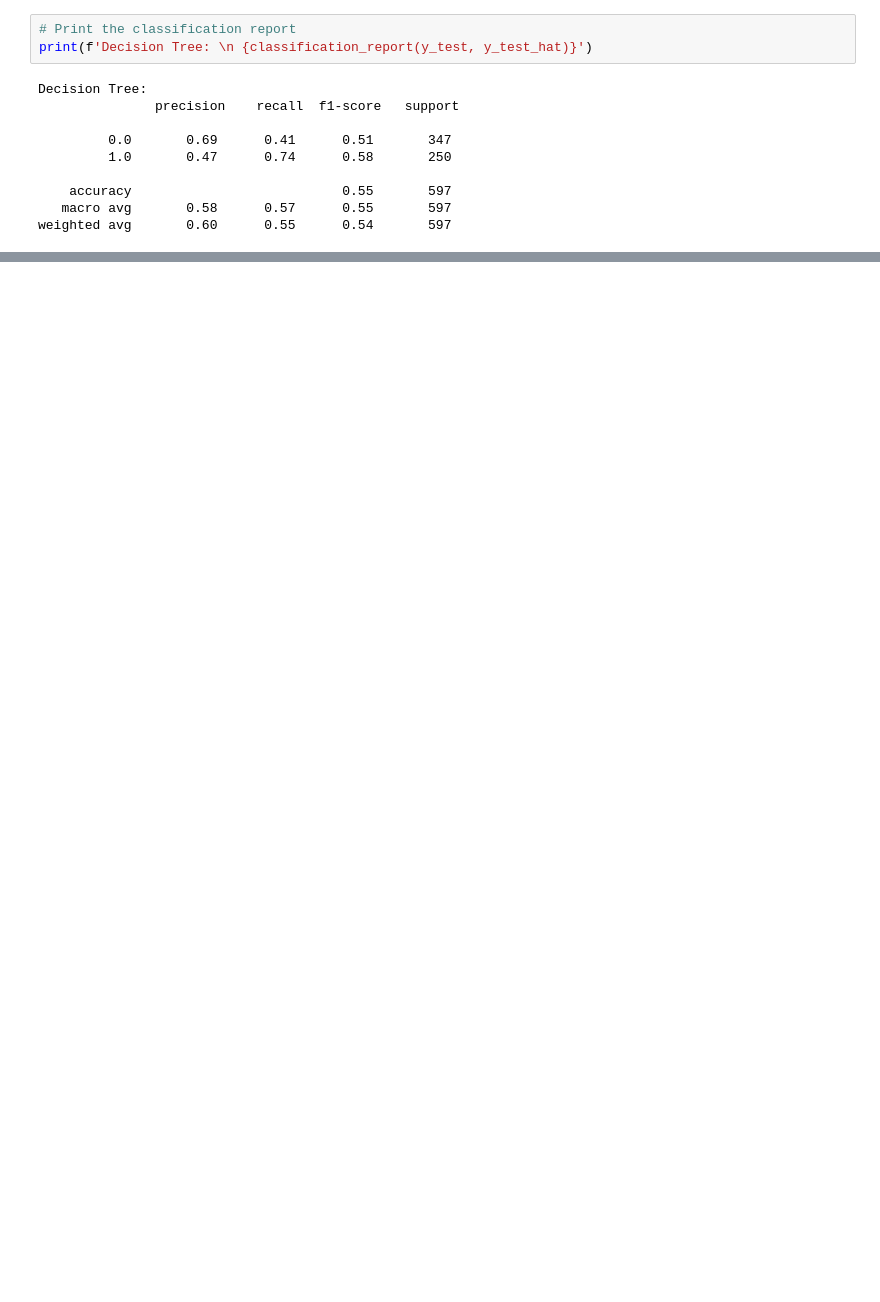
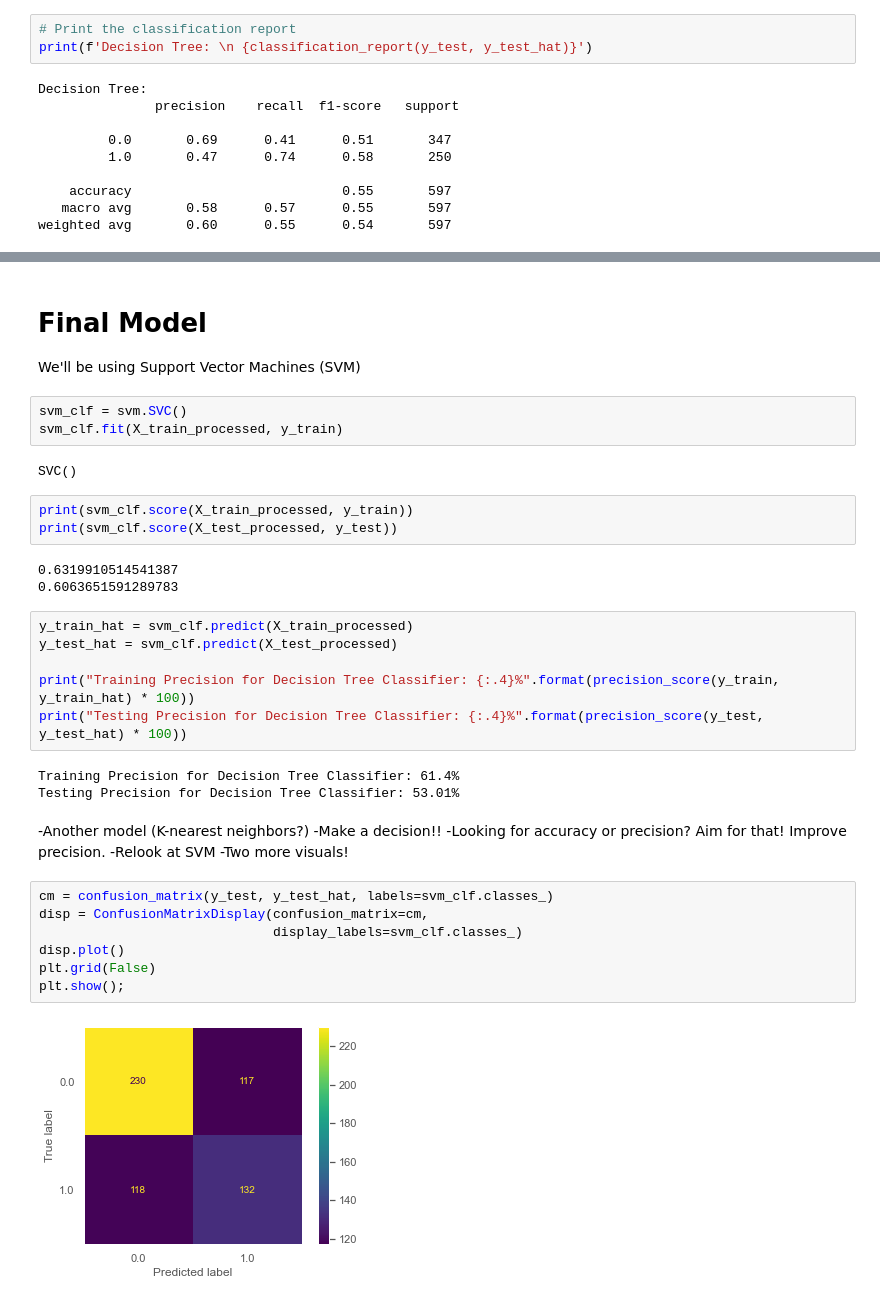
Before and after one commit to rookiescientist-andre/Pop-Genre-Classifier, a Jupyter notebook: Genre Classifier.ipynb, the cells around one changed output, grey strips where cells are left out. Saved outputs shown, nothing was run; the diff lists cells and outputs as text; blank space fills up the shorter version.

```diff
--- a/Genre Classifier.ipynb
+++ b/Genre Classifier.ipynb
@@ -395,0 +502,39 @@ Testing Precision for Decision Tree Classifier: 44.08%
+# %% [markdown]
+# Final Model
+
+We'll be using Support Vector Machines (SVM)
+# %%
+svm_clf = svm.SVC()
+svm_clf.fit(X_train_processed, y_train)
+# %% [output]
+SVC()
+# %%
+print(svm_clf.score(X_train_processed, y_train))
+print(svm_clf.score(X_test_processed, y_test))
+# %% [output]
+0.6319910514541387
+0.6063651591289783
+# %%
+y_train_hat = svm_clf.predict(X_train_processed)
+y_test_hat = svm_clf.predict(X_test_processed)
+
+print("Training Precision for Decision Tree Classifier: {:.4}%".format(precision_score(y_train, y_train_hat) * 100))
+print("Testing Precision for Decision Tree Classifier: {:.4}%".format(precision_score(y_test, y_test_hat) * 100))
+# %% [output]
+Training Precision for Decision Tree Classifier: 61.4%
+Testing Precision for Decision Tree Classifier: 53.01%
+# %% [markdown]
+-Another model (K-nearest neighbors?)
+-Make a decision!!
+-Looking for accuracy or precision? Aim for that! Improve precision.
+-Relook at SVM
+-Two more visuals!
+# %%
+cm = confusion_matrix(y_test, y_test_hat, labels=svm_clf.classes_)
+disp = ConfusionMatrixDisplay(confusion_matrix=cm,
+                              display_labels=svm_clf.classes_)
+disp.plot()
+plt.grid(False)
+plt.show();
+# %% [output]
+[figure, added]
```
Also changed, not shown: parts of 31 cells of this notebook.
